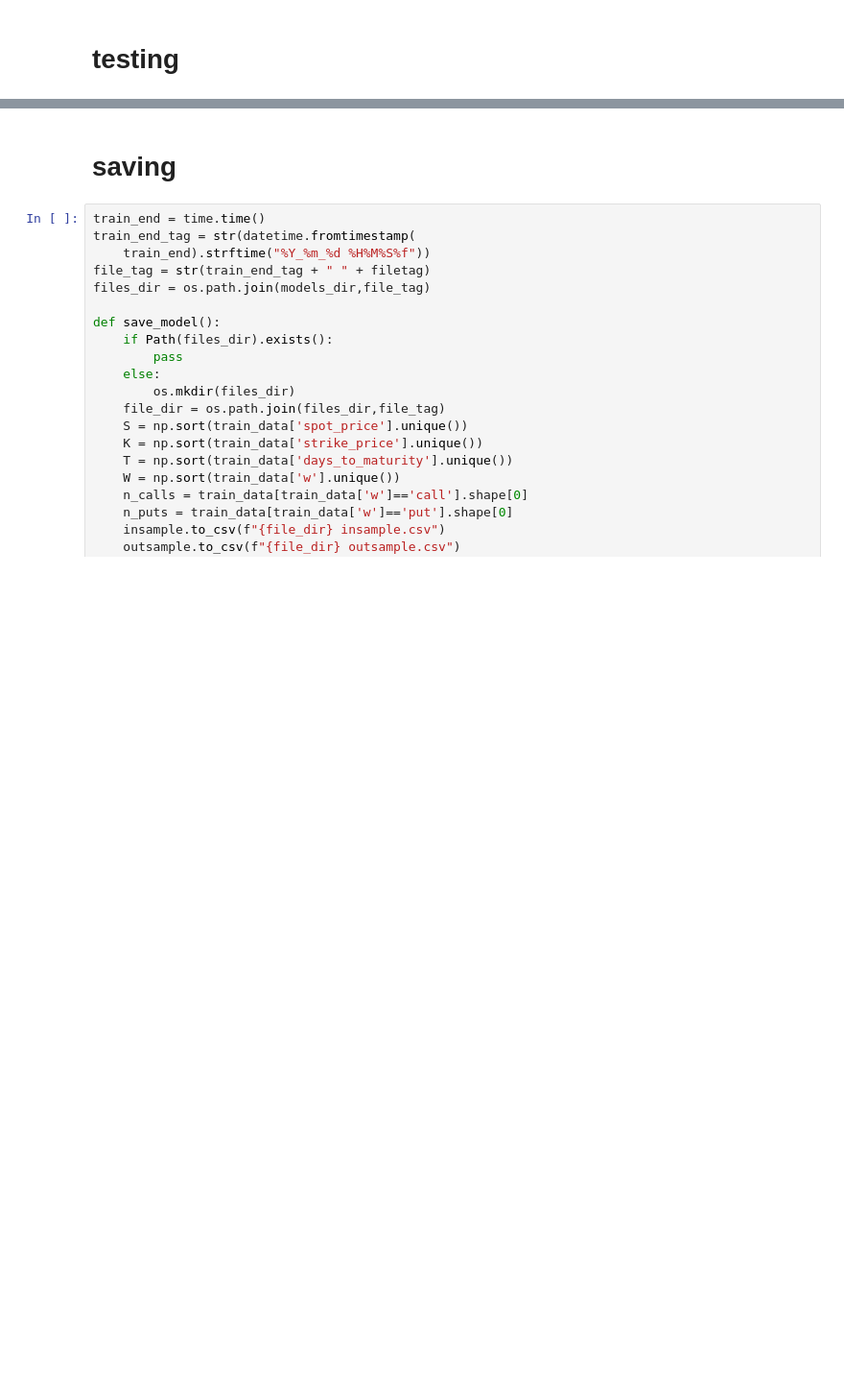
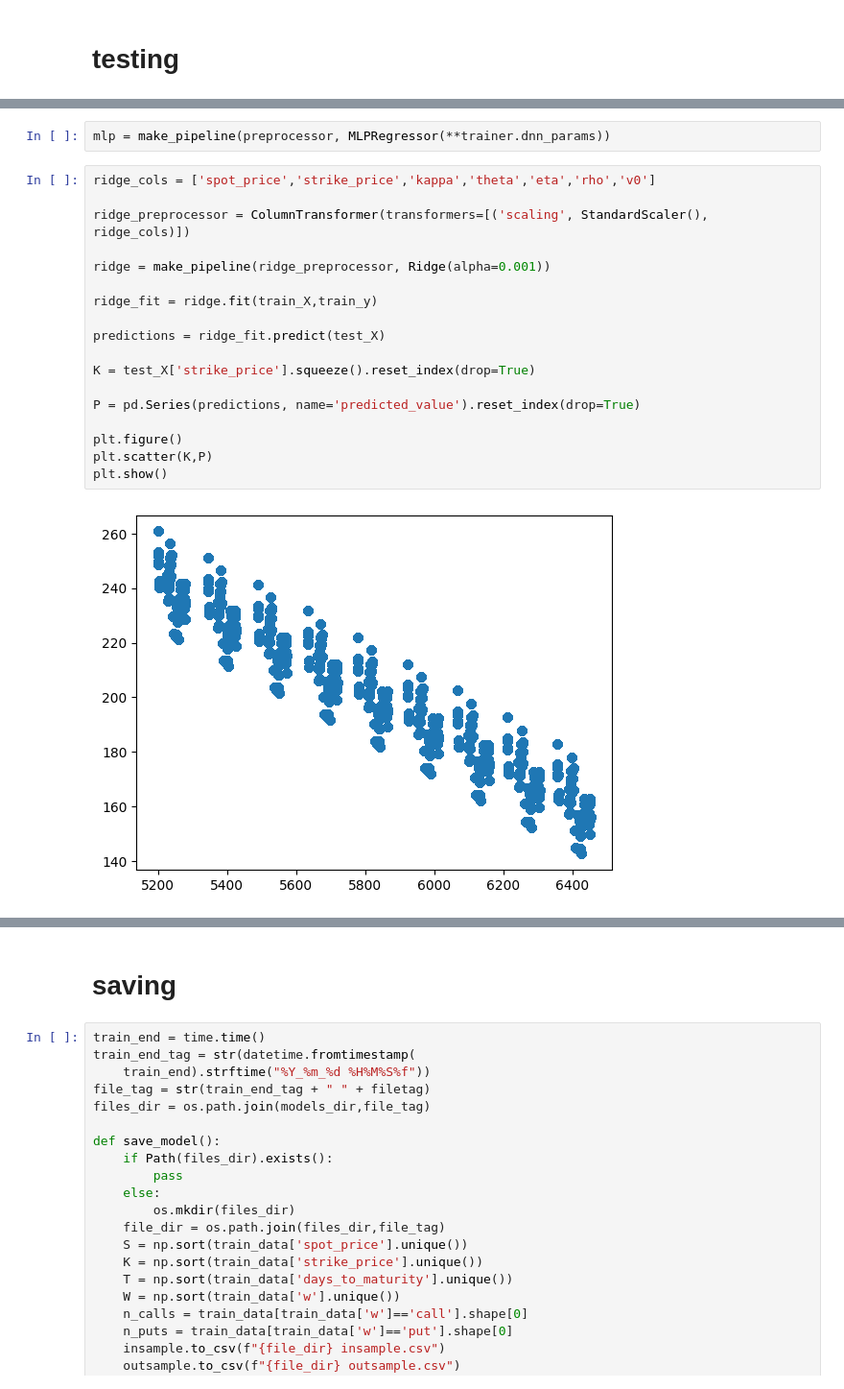
Before and after one commit to boomelage/machine-learning-option-pricing, a Jupyter notebook: train_routine.ipynb, the cells around one changed output, grey strips where cells are left out. Shown at 96% size. Saved outputs shown, nothing was run; the diff lists cells and outputs as text; blank space fills up the shorter version.

```diff
--- a/train_routine.ipynb
+++ b/train_routine.ipynb
@@ -160,0 +129,22 @@ TransformedTargetRegressor(regressor=Pipeline(steps=[('preprocessor',
+# %%
+mlp = make_pipeline(preprocessor, MLPRegressor(**trainer.dnn_params))
+# %%
+ridge_cols = ['spot_price','strike_price','kappa','theta','eta','rho','v0']
+
+ridge_preprocessor = ColumnTransformer(transformers=[('scaling', StandardScaler(), ridge_cols)])
+
+ridge = make_pipeline(ridge_preprocessor, Ridge(alpha=0.001))
+
+ridge_fit = ridge.fit(train_X,train_y)
+
+predictions = ridge_fit.predict(test_X)
+
+K = test_X['strike_price'].squeeze().reset_index(drop=True)
+
+P = pd.Series(predictions, name='predicted_value').reset_index(drop=True)
+
+plt.figure()
+plt.scatter(K,P)
+plt.show()
+# %% [output]
+[figure, added]
```
Also changed, not shown: parts of 11 cells of this notebook.
